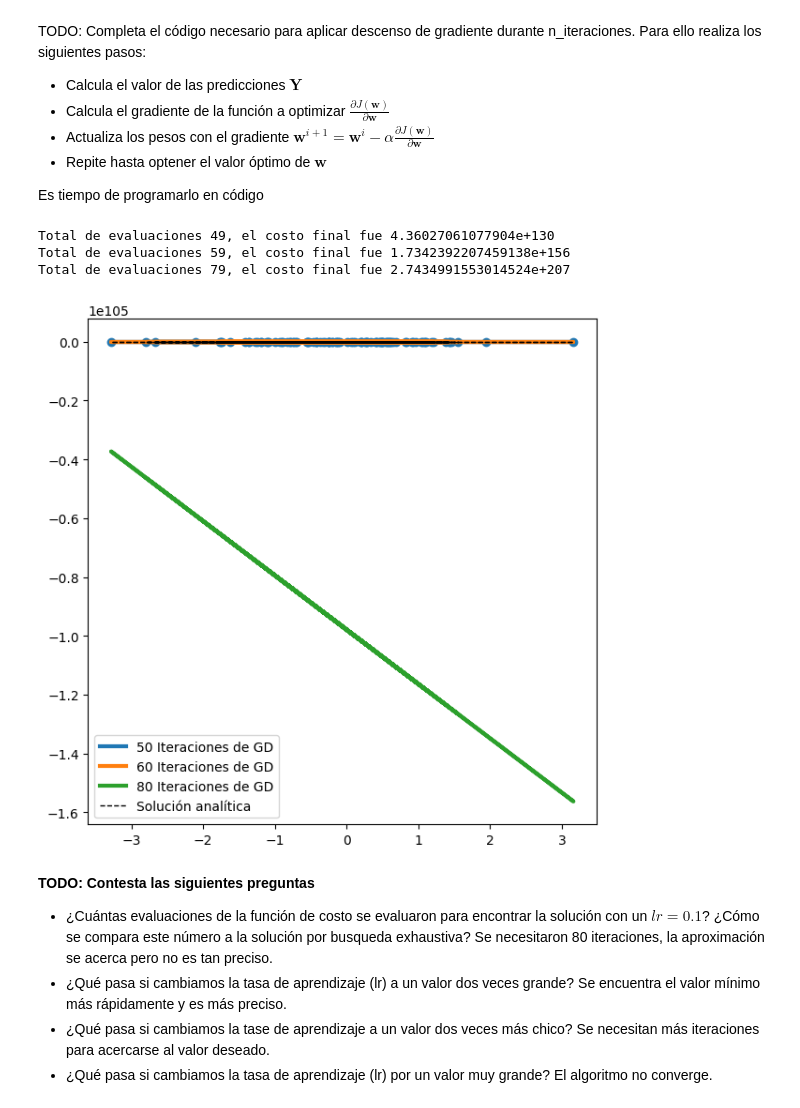
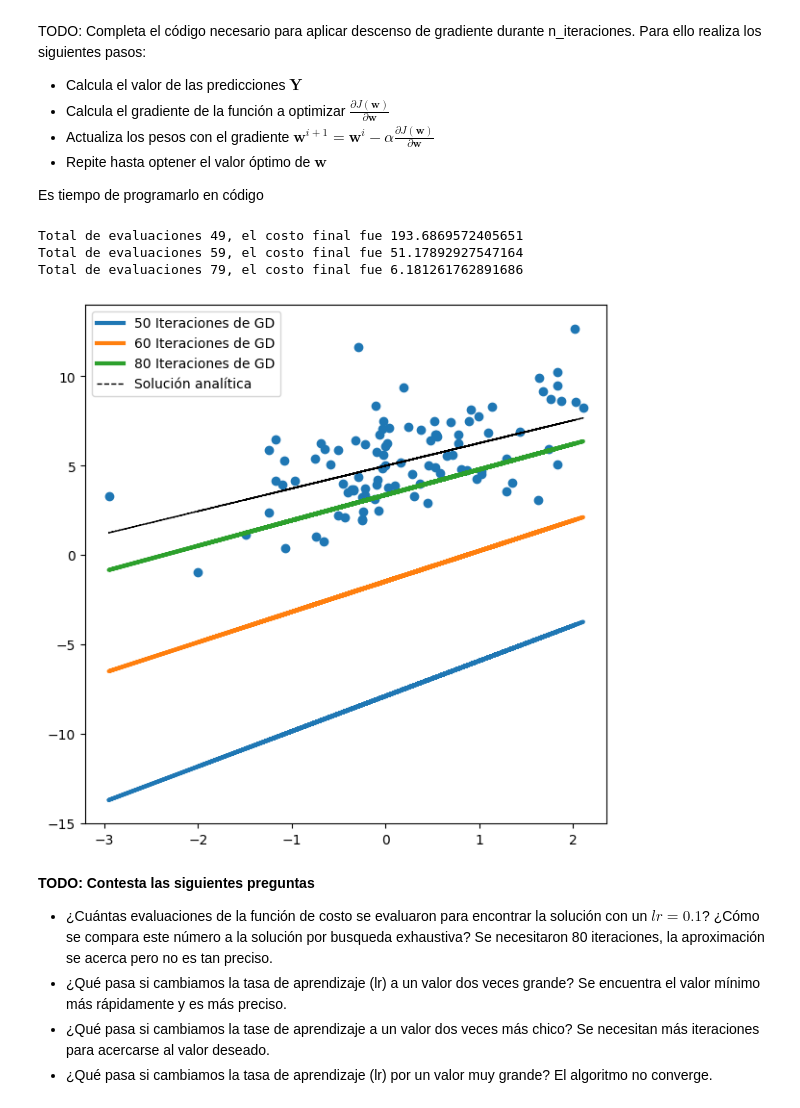
Before and after one commit to analuciarojas/ML23_Nasa2.0, a Jupyter notebook: ml23/ejercicio_1_LinearReg/gradient_descent.ipynb, the cells around one changed output. Cells and saved outputs as stored; diff of their text form; code cells hidden in the pictures.

```diff
--- a/ml23/ejercicio_1_LinearReg/gradient_descent.ipynb
+++ b/ml23/ejercicio_1_LinearReg/gradient_descent.ipynb
@@ -215,38 +215,38 @@ def gradient_descent(X, y, lr, N_iterations, w_start=np.array([0,0])):
 # %%
 from sklearn import linear_model
 # Parámetros de descenso de gradiente
 N_iterations = [50,60,80]
 
 # Pesos iniciales y ritmo de aprendizaje
-lr = 30  # Utiliza valores cercanos e.g. 0.05, 0.2 .. etc
+lr = 0.1  # Utiliza valores cercanos e.g. 0.05, 0.2 .. etc
 w_start = np.array([-400,0])
 w_start = np.expand_dims(w_start,-1)
 
 # (2.) - (4.) -> Variación de cantidad de iteraciones
 plt.figure(figsize=(7,7))
 plt.scatter(x_val[:,-1], y_val)
 for n_it in N_iterations:
     # Entrenamos el modelo en el set de entrenamiento
     w_opt = gradient_descent(x_train, y_train, lr, n_it, w_start)
 
     # Visualizamos la predicción en el set de validación
     prediction = x_val @ w_opt
     plt.plot(x_val[:,-1], prediction, label = str(n_it)+" Iteraciones de GD", linewidth=3)
 
 # Obtener la solución analítica
 analitic_sol=linear_model.LinearRegression()
 analitic_sol.fit(x_train, y_train)
 
 # Visualizar solución analitica
 plt.plot(x_val[:,-1], analitic_sol.predict(x_val),label = 'Solución analítica', linewidth=1, linestyle="dashed", color="black")
 # plt.ylim(bottom=-10)
 plt.legend()
 plt.show()
 # %% [output]
-Total de evaluaciones 49, el costo final fue 4.36027061077904e+130
-Total de evaluaciones 59, el costo final fue 1.7342392207459138e+156
-Total de evaluaciones 79, el costo final fue 2.7434991553014524e+207
+Total de evaluaciones 49, el costo final fue 193.6869572405651
+Total de evaluaciones 59, el costo final fue 51.17892927547164
+Total de evaluaciones 79, el costo final fue 6.181261762891686
-[figure, old version]
+[figure, new version]
 # %% [markdown]
 <b>TODO: Contesta las siguientes preguntas</b>
 - ¿Cuántas evaluaciones de la función de costo se evaluaron para encontrar la solución con un $lr=0.1$? ¿Cómo se compara este número a la solución por busqueda exhaustiva? Se necesitaron 80 iteraciones, la aproximación se acerca pero no es tan preciso.
```
Also changed, not shown: parts of 3 cells of this notebook.
